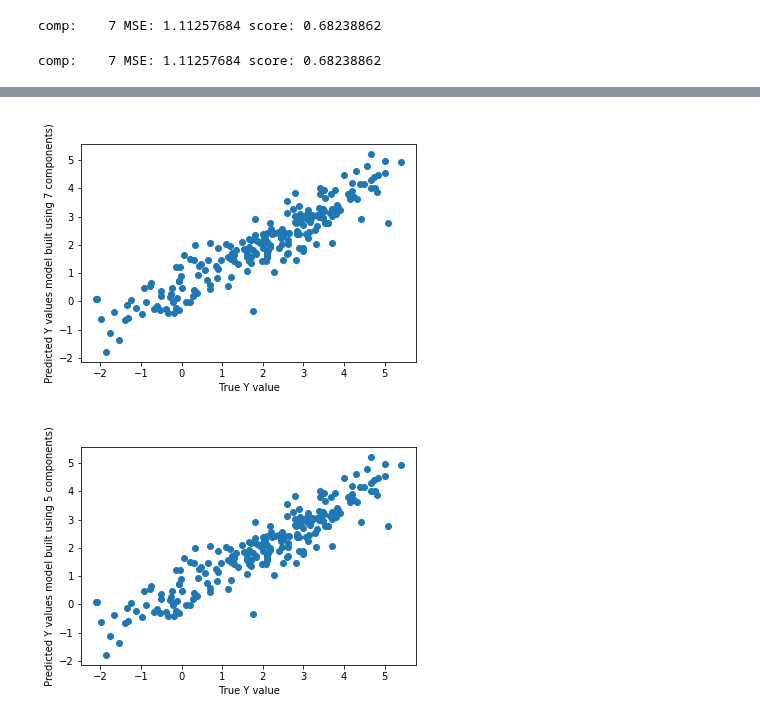
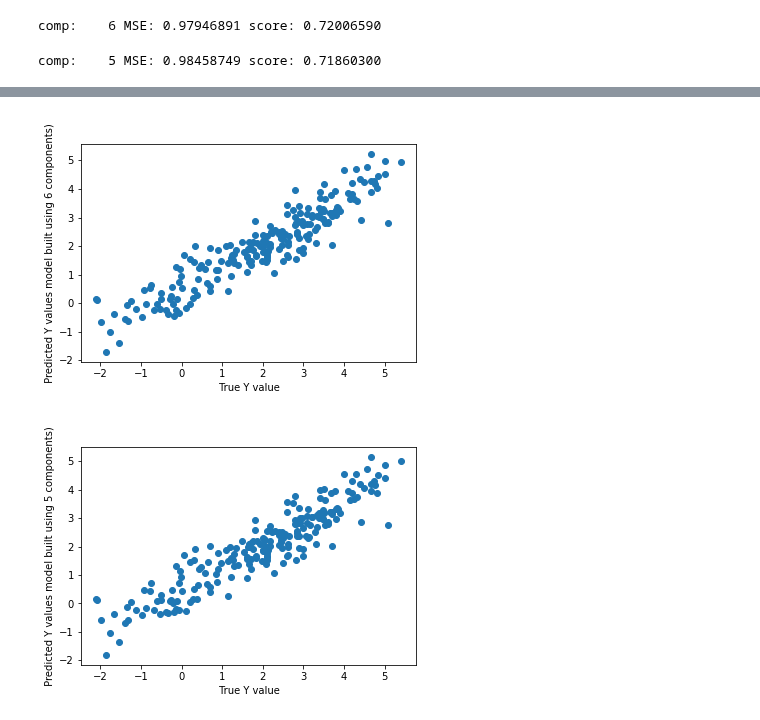
Before and after one commit to lstorchi/mllogdp, a Jupyter notebook: descriptors_MOEandGRID.ipynb, the cells around one changed output, grey strips where cells are left out. Saved outputs shown, nothing was run; the diff lists cells and outputs as text; code cells hidden in the pictures.

Commit message:
Modifica modelli desc GRID+MOE cv10 cv5

```diff
--- a/descriptors_MOEandGRID.ipynb
+++ b/descriptors_MOEandGRID.ipynb
@@ -64,9 +143,9 @@ X = []
 Y = []
 setid = []
 uniqueid = []
-for idx, ss in enumerate(df["UNIQUEID"]):
+for idx, ss in enumerate(df2["UNIQUEID"]):
 
-    fdesc = df[df["UNIQUEID"] == ss]
+    fdesc = df2[df2["UNIQUEID"] == ss]
 
     xval = []
     for d in list_of_desc:
@@ -77,9 +156,9 @@ for idx, ss in enumerate(df["UNIQUEID"]):
             xval.append(fdesc[d].values[0])
 
     X.append(xval)
-    Y.append(df[df["UNIQUEID"] == ss]['LOGD'].values[0])
-    setid.append(df[df["UNIQUEID"] == ss]['SETID'].values[0])
-    uniqueid.append(df[df["UNIQUEID"] == ss]['UNIQUEID'].values[0])
+    Y.append(df2[df2["UNIQUEID"] == ss]['LOGD'].values[0])
+    setid.append(df2[df2["UNIQUEID"] == ss]['SETID'].values[0])
+    uniqueid.append(df2[df2["UNIQUEID"] == ss]['UNIQUEID'].values[0])
 
 print(np.asarray(Y).shape, np.asarray(X).shape )
 # %% [output]
@@ -336,69 +415,69 @@ Suggested number of components tr:  7
 # %%
-compsugg = 7
+compsugg = 6
 
-pls_7_cv5 = PLSRegression(compsugg)
-pls_7_cv5.fit(Xtr, Ytr)
+pls_6_cv5 = PLSRegression(compsugg)
+pls_6_cv5.fit(Xtr, Ytr)
 
-y_cv7_cv5 = cross_val_predict(pls_7_cv5, Xtr, Ytr, cv=5)
+y_6_cv5 = cross_val_predict(pls_6_cv5, Xtr, Ytr, cv=5)
 
-score7cv5 = r2_score(Ytr, y_cv7_cv5)
-mse7cv5 = mean_squared_error(Ytr, y_cv7_cv5)
+score6cv5 = r2_score(Ytr, y_6_cv5)
+mse6cv5 = mean_squared_error(Ytr, y_6_cv5)
 
-print("comp: %4d MSE: %10.8f score: %10.8f"%(compsugg, mse7cv5, score7cv5))
+print("comp: %4d MSE: %10.8f score: %10.8f"%(compsugg, mse6cv5, score6cv5))
 # %% [output]
-comp:    7 MSE: 1.11257684 score: 0.68238862
+comp:    6 MSE: 0.97946891 score: 0.72006590
 # %%
-compOCCHIO = 7
+compOCCHIO = 5
 
 pls_5_cv5 = PLSRegression(compOCCHIO)
 pls_5_cv5.fit(Xtr, Ytr)
 
-y_cv5_cv5 = cross_val_predict(pls_5_cv5, Xtr, Ytr, cv=5)
+y_5_cv5 = cross_val_predict(pls_5_cv5, Xtr, Ytr, cv=5)
 
-score5cv5 = r2_score(Ytr, y_cv5_cv5)
-mse5cv5 = mean_squared_error(Ytr, y_cv5_cv5)
+score5cv5 = r2_score(Ytr, y_5_cv5)
+mse5cv5 = mean_squared_error(Ytr, y_5_cv5)
 
 print("comp: %4d MSE: %10.8f score: %10.8f"%(compOCCHIO, mse5cv5, score5cv5))
 # %% [output]
-comp:    7 MSE: 1.11257684 score: 0.68238862
+comp:    5 MSE: 0.98458749 score: 0.71860300
 # %%
-Y_pred7_cv5 = pls_7_cv5.predict(Xte)
+Y_pred6_cv5 = pls_6_cv5.predict(Xte)
 Y_pred5_cv5 = pls_5_cv5.predict(Xte)
 
-Y_pred7_TR_cv5 = pls_7_cv5.predict(Xtr)
+Y_pred6_TR_cv5 = pls_6_cv5.predict(Xtr)
 Y_pred5_TR_cv5 = pls_5_cv5.predict(Xtr)
 
-Y_pred7_Tot = pls_7_cv5.predict(X)
-Y_pred5_Tot = pls_5_cv5.predict(X)
+Y_pred6_Tot_cv5 = pls_6_cv5.predict(X)
+Y_pred5_Tot_cv5 = pls_5_cv5.predict(X)
 
 
-mse_pred7_cv5 = mean_squared_error(Yte, Y_pred7_cv5 )
+mse_pred6_cv5 = mean_squared_error(Yte, Y_pred6_cv5 )
 
-RMSE_pred7_cv5 = mean_squared_error(Yte, Y_pred7_cv5, squared = False )
+RMSE_pred6_cv5 = mean_squared_error(Yte, Y_pred6_cv5, squared = False )
 
 mse_pred5_cv5 = mean_squared_error(Yte, Y_pred5_cv5 )
 
 RMSE_pred5_cv5 = mean_squared_error(Yte, Y_pred5_cv5, squared = False )
 
 
-diff7_cv5 = []
+diff6_cv5 = []
 diff5_cv5 =[]
 
 for idx, val in enumerate(Yte):
-    diff7_cv5.append(val-Y_pred7_cv5[idx])
+    diff6_cv5.append(val-Y_pred6_cv5[idx])
     diff5_cv5.append(val-Y_pred5_cv5[idx])
     print("%10.7f %10.7f %10.7f %10.7f %10.7f"%(\
-                                val, Y_pred7_cv5[idx], diff7_cv5[-1] ,Y_pred5_cv5[idx], diff5_cv5[-1] ))
+                                val, Y_pred6_cv5[idx], diff6_cv5[-1] ,Y_pred5_cv5[idx], diff5_cv5[-1] ))
 
-score7_cv5 = r2_score(Yte, Y_pred7_cv5 )
+score6_cv5 = r2_score(Yte, Y_pred6_cv5 )
 
 score5_cv5 = r2_score(Yte, Y_pred5_cv5 )
 
 
-print(" score modello a 7 componenti :", score7_cv5 )
-print(" mse modello a 7 componenti :", mse_pred7_cv5)
+print(" score modello a 6 componenti :", score6_cv5 )
+print(" mse modello a 6 componenti :", mse_pred6_cv5)
 
-print(" RMSE modello a 7 componenti :", RMSE_pred7_cv5)
+print(" RMSE modello a 6 componenti :", RMSE_pred6_cv5)
 
 print(" score modello a 5 componenti :", score5_cv5 )
 print(" mse modello a 5 componenti :", mse_pred5_cv5)
@@ -408,9 +487,9 @@ print(" RMSE modello a 5 componenti :", RMSE_pred5_cv5)
 
 
 plt.xlabel(" True Y value")
-plt.ylabel(" Predicted Y values model built using 7 components) ")
+plt.ylabel(" Predicted Y values model built using 6 components) ")
 
-plt.scatter(Yte, Y_pred7_cv5)
+plt.scatter(Yte, Y_pred6_cv5)
 
 plt.show()
 
@@ -441,2 +520,2 @@ plt.show()
-[figure, old version]
+[figure, new version]
-[figure, old version]
+[figure, new version]
```
Also changed, not shown: parts of 12 cells of this notebook.
